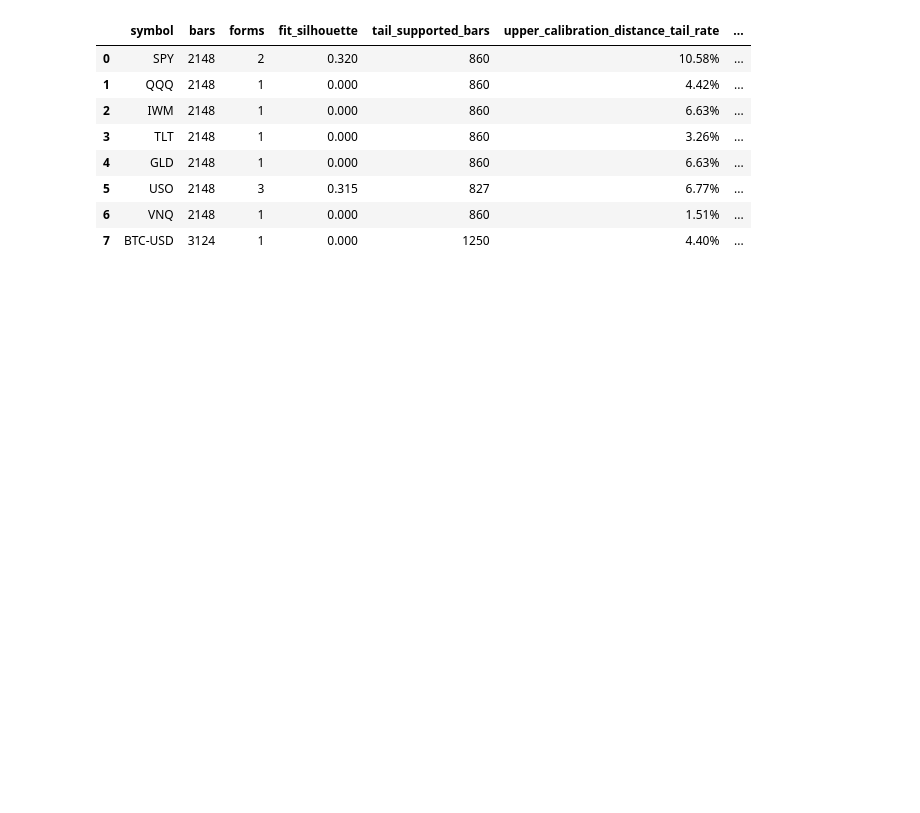
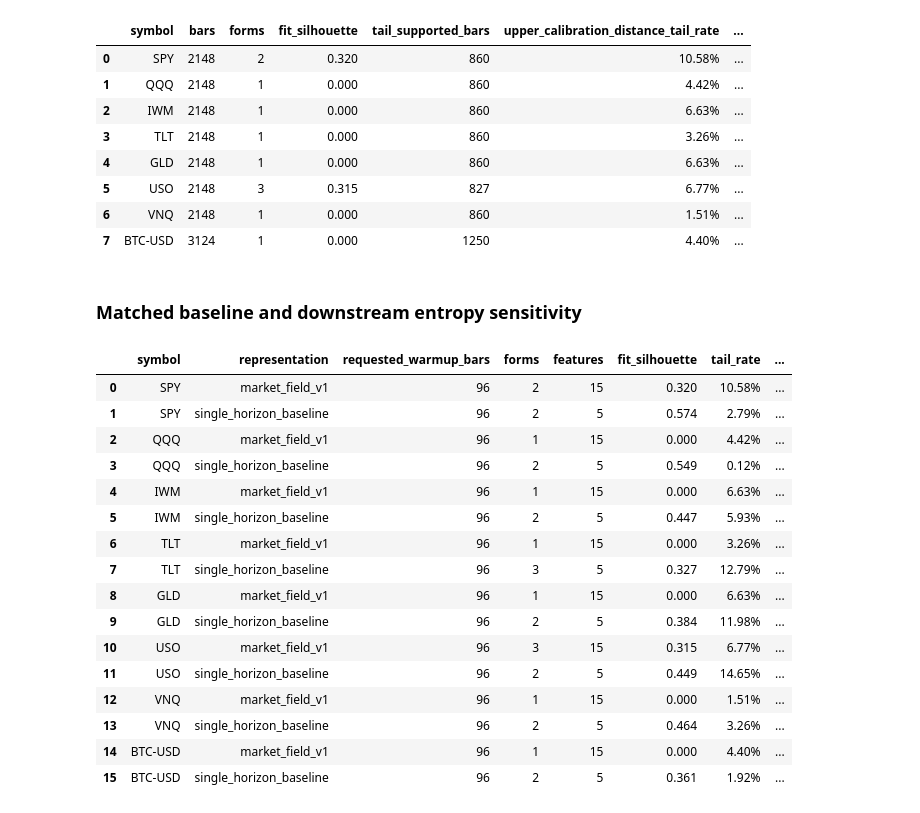
Before and after one commit to meyer-s/Market-Diagnostic-Dashboard, a Jupyter notebook: docs/papers/market-field/market_field_reproducibility.ipynb, the cells around one changed output. Saved outputs shown, nothing was run; the diff lists cells and outputs as text; code cells hidden in the pictures; blank space fills up the shorter version.

```diff
--- a/docs/papers/market-field/market_field_reproducibility.ipynb
+++ b/docs/papers/market-field/market_field_reproducibility.ipynb
@@ -177,3 +226,37 @@ asset_display
 | 5 | USO | 2148 | 3 | 0.315 | 827 | 6.77% | ... |
 | 6 | VNQ | 2148 | 1 | 0.000 | 860 | 1.51% | ... |
 | 7 | BTC-USD | 3124 | 1 | 0.000 | 1250 | 4.40% | ... |
+# %% [markdown]
+### Matched baseline and downstream entropy sensitivity
+# %%
+representation_display = representations[
+    [
+        "symbol", "representation", "requested_warmup_bars", "forms", "features",
+        "fit_silhouette", "tail_rate", "transitions_per_100_bars",
+    ]
+].copy()
+representation_display["fit_silhouette"] = representation_display[
+    "fit_silhouette"
+].map("{:.3f}".format)
+representation_display["tail_rate"] = representation_display[
+    "tail_rate"
+].map("{:.2%}".format)
+representation_display
+# %% [output]
+|  | symbol | representation | requested_warmup_bars | forms | features | fit_silhouette | tail_rate | ... |
+| 0 | SPY | market_field_v1 | 96 | 2 | 15 | 0.320 | 10.58% | ... |
+| 1 | SPY | single_horizon_baseline | 96 | 2 | 5 | 0.574 | 2.79% | ... |
+| 2 | QQQ | market_field_v1 | 96 | 1 | 15 | 0.000 | 4.42% | ... |
+| 3 | QQQ | single_horizon_baseline | 96 | 2 | 5 | 0.549 | 0.12% | ... |
+| 4 | IWM | market_field_v1 | 96 | 1 | 15 | 0.000 | 6.63% | ... |
+| 5 | IWM | single_horizon_baseline | 96 | 2 | 5 | 0.447 | 5.93% | ... |
+| 6 | TLT | market_field_v1 | 96 | 1 | 15 | 0.000 | 3.26% | ... |
+| 7 | TLT | single_horizon_baseline | 96 | 3 | 5 | 0.327 | 12.79% | ... |
+| 8 | GLD | market_field_v1 | 96 | 1 | 15 | 0.000 | 6.63% | ... |
+| 9 | GLD | single_horizon_baseline | 96 | 2 | 5 | 0.384 | 11.98% | ... |
+| 10 | USO | market_field_v1 | 96 | 3 | 15 | 0.315 | 6.77% | ... |
+| 11 | USO | single_horizon_baseline | 96 | 2 | 5 | 0.449 | 14.65% | ... |
+| 12 | VNQ | market_field_v1 | 96 | 1 | 15 | 0.000 | 1.51% | ... |
+| 13 | VNQ | single_horizon_baseline | 96 | 2 | 5 | 0.464 | 3.26% | ... |
+| 14 | BTC-USD | market_field_v1 | 96 | 1 | 15 | 0.000 | 4.40% | ... |
+| 15 | BTC-USD | single_horizon_baseline | 96 | 2 | 5 | 0.361 | 1.92% | ... |
```
Also changed, not shown: parts of 9 cells of this notebook, 18 other files.
